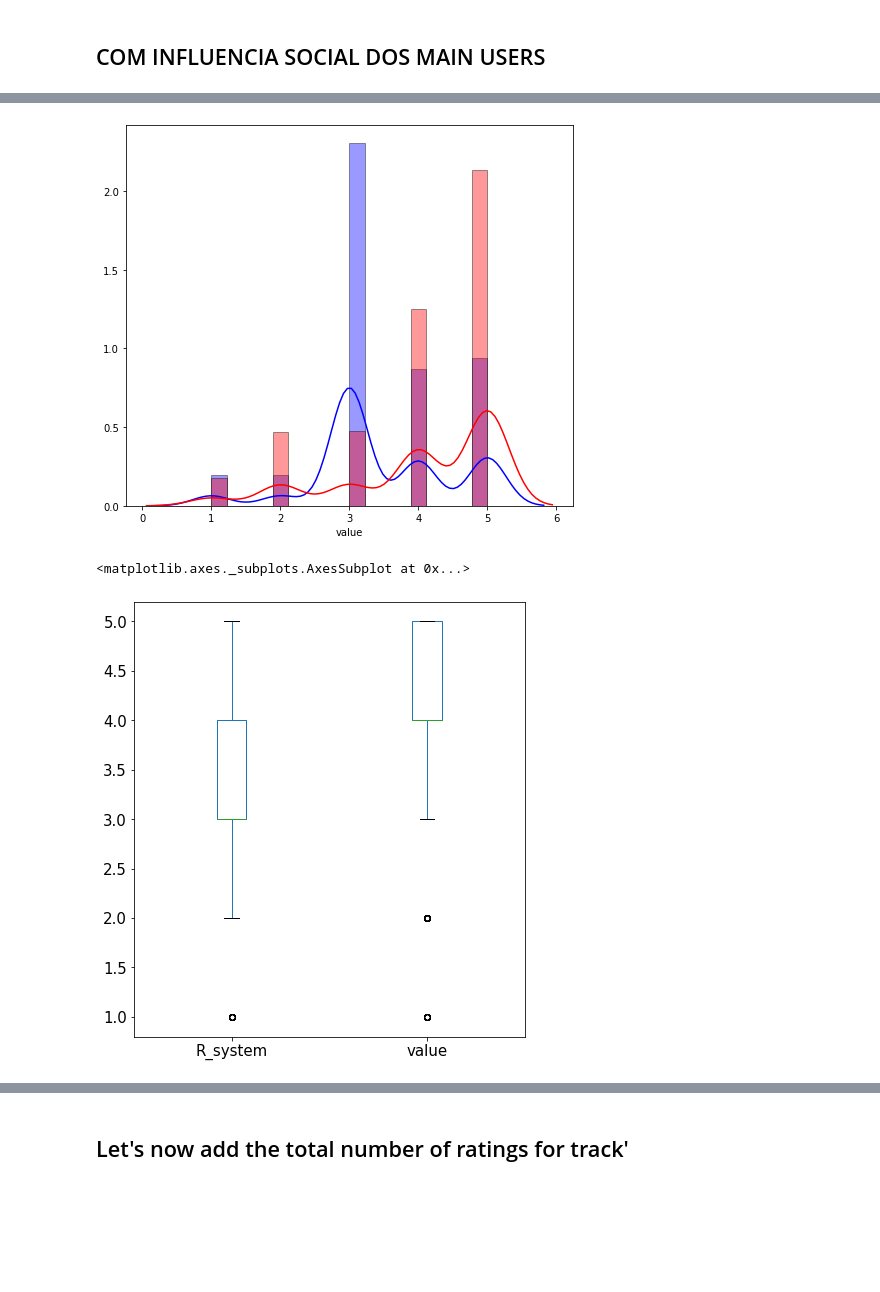
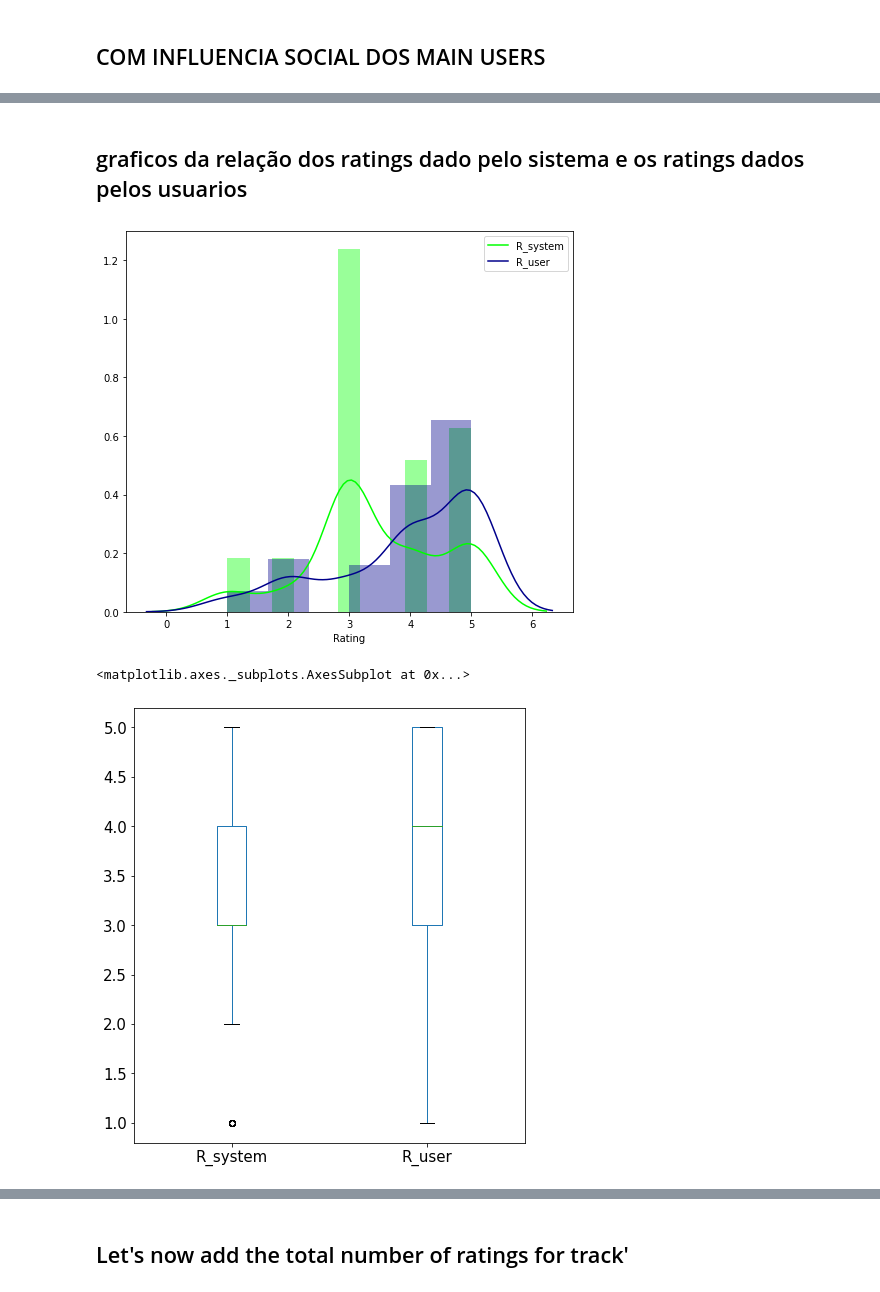
Before and after one commit to AlejandraG01/Coldstart-analytics, a Jupyter notebook: coldstart_results_analise.ipynb, the cells around one changed output, grey strips where cells are left out. Saved outputs shown, nothing was run; the diff lists cells and outputs as text; code cells hidden in the pictures; blank space fills up the shorter version.

```diff
--- a/coldstart_results_analise.ipynb
+++ b/coldstart_results_analise.ipynb
@@ -337,0 +397,3 @@ df_factors_main_users.style
+# %%
+df_main_users=pd.merge(main_users, coldstart_users, on='coldstart_id')
+df_main_users
@@ -645,9 +936,9 @@ rmse_4
 # %%
-recommendations_with_influence_main = pd.merge(recommendations_with_influence, df_factors_main_users, on='coldstart_id')
+recommendations_with_influence_main = pd.merge(recommendations_with_influence, df_main_users, on='coldstart_id')
 # %%
-recommendations_with_influence_main= recommendations_with_influence_main.drop(columns=[('value_factor', 'expert'),('value_factor', 'friendly'),   ('value_factor', 'leadership'),
-        ('value_factor', 'similarities') ])
+#recommendations_with_influence_main= recommendations_with_influence_main.drop(columns=[('value_factor', 'expert'),('value_factor', 'friendly'),   ('value_factor', 'leadership'),
+#        ('value_factor', 'similarities') ])
 
-recommendations_with_influence_main = recommendations_with_influence_main.rename(columns={('user_id', '') :'user_id', ('value_factor', 'final'): 'final_factor'})
+#recommendations_with_influence_main = recommendations_with_influence_main.rename(columns={('user_id', '') :'user_id', ('value_factor', 'final'): 'final_factor'})
 
-recommendations_with_influence_main.head()
+#recommendations_with_influence_main.head()
@@ -671,4 +955,4 @@ df_influence_predictions_main.head()
 # %%
-df_influence_predictions_main['recommendation_tracks_ids'] = df_influence_predictions_main['recommendation_tracks_ids'].astype('|S')
+df_influence_predictions_main['recommendation_tracks_ids'] = df_influence_predictions_main['recommendation_tracks_ids'].astype('str')
 df_influence_predictions_main.head()
 # %% [output]
@@ -696 +1016,3 @@ df_influence_normalize_main.head()
+# %% [markdown]
+## graficos da relação dos ratings dado pelo sistema e os ratings dados pelos usuarios
 # %%
@@ -698,7 +1020,11 @@ df_influence_normalize_main.head()
 # %%
 plt.subplots(figsize=(8, 7), sharex=True)
-sns.distplot( df_influence_normalize_main["R_system"] , color="blue", label="R_system")
-sns.distplot( df_influence_normalize_main["value"] , color="red", label="Value")
+sns.distplot( df_influence_normalize_main["R_system"] , color="lime",
+            hist_kws={'histtype':'bar', 'stacked':'True'},
+            kde_kws={'label':'R_system'})
+sns.distplot( df_influence_normalize_main["R_user"] , color='darkblue', axlabel='Rating',
+            hist_kws={'histtype':'bar', 'stacked':'True'},
+            kde_kws={'label':'R_user'})
 plt.show()
 # %% [output]
-[figure, old version]
+[figure, new version]
@@ -705,5 +1033,5 @@ plt.show()
 # %%
-df_influence_normalize_main.boxplot(column=['R_system','value'], grid=False, fontsize=15, figsize=(7,8))
+df_influence_normalize_main.boxplot(column=['R_system','R_user'], grid=False, fontsize=15, figsize=(7,8))
 # %% [output]
 <matplotlib.axes._subplots.AxesSubplot at 0x...>
-[figure, old version]
+[figure, new version]
```
Also changed, not shown: parts of 110 cells of this notebook.
